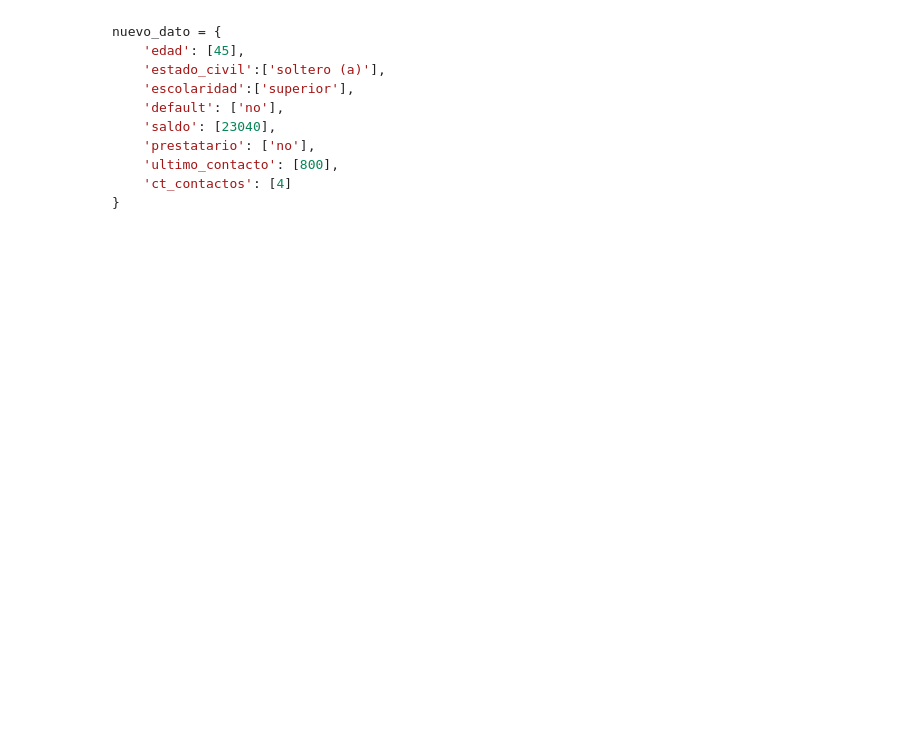
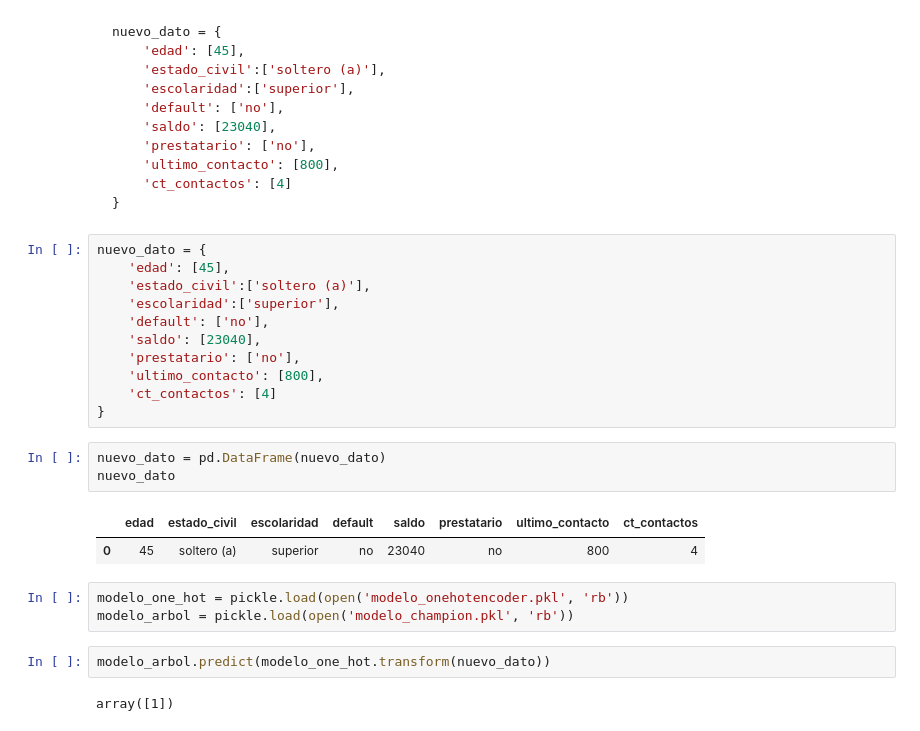
Before and after one commit to cmrondon2000/2160-aprendiendo-a-clasificar-datos-con-ml, a Jupyter notebook: Clasificacion_primeros_pasos.ipynb, the cells around one changed output. Cells and saved outputs as stored; diff of their text form; blank space fills up the shorter version.

````diff
--- a/Clasificacion_primeros_pasos.ipynb
+++ b/Clasificacion_primeros_pasos.ipynb
@@ -387,3 +403,27 @@ nuevo_dato = {
     'ct_contactos': [4]
 }
 ```
+# %%
+nuevo_dato = {
+    'edad': [45],
+    'estado_civil':['soltero (a)'],
+    'escolaridad':['superior'],
+    'default': ['no'],
+    'saldo': [23040],
+    'prestatario': ['no'],
+    'ultimo_contacto': [800],
+    'ct_contactos': [4]
+}
+# %%
+nuevo_dato = pd.DataFrame(nuevo_dato)
+nuevo_dato
+# %% [output]
+|  | edad | estado_civil | escolaridad | default | saldo | prestatario | ultimo_contacto | ct_contactos |
+| 0 | 45 | soltero (a) | superior | no | 23040 | no | 800 | 4 |
+# %%
+modelo_one_hot = pickle.load(open('modelo_onehotencoder.pkl', 'rb'))
+modelo_arbol = pickle.load(open('modelo_champion.pkl', 'rb'))
+# %%
+modelo_arbol.predict(modelo_one_hot.transform(nuevo_dato))
+# %% [output]
+array([1])
````
Also changed, not shown: parts of 4 cells of this notebook.
